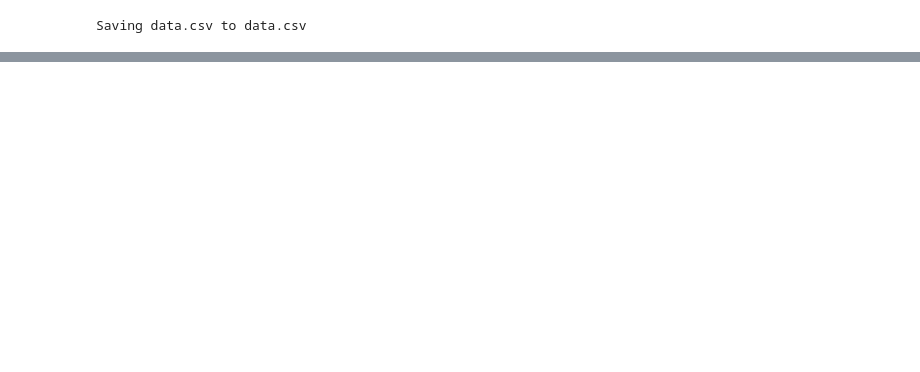
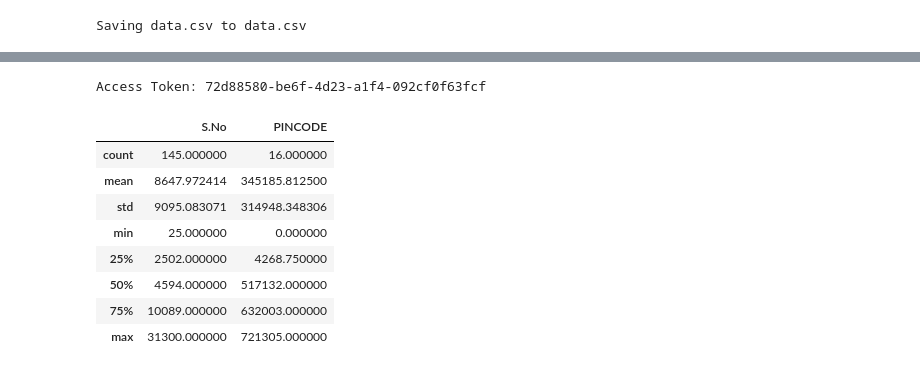
Before and after one commit to Trisha-Annambhotla/Health-Data, a Jupyter notebook: HealthData.ipynb, the cells around one changed output, grey strips where cells are left out. Cells and saved outputs as stored; diff of their text form; code cells hidden in the pictures; blank space fills up the shorter version.

```diff
--- a/HealthData.ipynb
+++ b/HealthData.ipynb
@@ -24,0 +112,9 @@ NameError: name 'df' is not defined
+# %%
+df['STATE'] = df['STATE'].str.replace(r'[.]', '', regex=True)
+# %%
+df['STATE'] = df['STATE'].apply(lambda x: 'ANDHRA PRADESH' if isinstance(x, str) and x.strip().upper() in ['ANDHRA', 'AP','A P','APRADESH','A PRADESH','ANDRA P','ANDH'] else x)
+df['STATE'] = df['STATE'].apply(lambda x: 'UTTAR PRADESH' if isinstance(x, str) and x.strip().upper() == 'UP' else x)
+df['STATE'] = df['STATE'].apply(lambda x: 'ODISHA' if isinstance(x, str) and x.strip().upper() == 'ORISSA' else x)
+df['STATE'] = df['STATE'].apply(lambda x: 'TAMIL NADU' if isinstance(x, str) and x.strip().upper() in ['TAMILNADU', 'TN','VELLORE','CHENNAI','TVMALAI','TVMALI','THIRUVANNAMALAI'] else x)
+df['STATE'] = df['STATE'].apply(lambda x: 'PONDICHERRY' if isinstance(x, str) and x.strip().upper() in ['PUDUCHERRY','PUDUCERY'] else x)
+df['STATE'] = df['STATE'].apply(lambda x: 'WEST BENGAL' if isinstance(x, str) and x.strip().upper() in ['WBENGAL','WEST','WESTBENGAL'] else x)
@@ -24,0 +203,32 @@ NameError: name 'df' is not defined
+# %%
+import requests
+
+client_id = '96dHZVzsAutKvwuMV5twTOoKhfXoVb0WroJi3_JiGAwwgrcZwGqZ9ossBRxJp_wldDr8U60FF7APM6DEWOuG5Q=='
+client_secret = 'lrFxI-iSEg_NC3Jw5Jahng-ltISoGVYfCaeHR3wVM7XfzKR65zGY8eEvP6gkjrcBGfGRVBa6-NY9mWBoFZwIcbaLWDIOWuc0'
+
+token_url = 'https://outpost.mapmyindia.com/api/security/oauth/token'
+payload = {
+    'grant_type': 'client_credentials',
+    'client_id': client_id,
+    'client_secret': client_secret
+}
+
+token_response = requests.post(token_url, data=payload)
+token = token_response.json().get('access_token')
+
+print("Access Token:", token)
+# %% [output]
+Access Token: 72d88580-be6f-4d23-a1f4-092cf0f63fcf
+# %%
+no_state = df[df['STATE'].isna()]
+no_state.describe()
+# %% [output]
+|  | S.No | PINCODE |
+| count | 145.000000 | 16.000000 |
+| mean | 8647.972414 | 345185.812500 |
+| std | 9095.083071 | 314948.348306 |
+| min | 25.000000 | 0.000000 |
+| 25% | 2502.000000 | 4268.750000 |
+| 50% | 4594.000000 | 517132.000000 |
+| 75% | 10089.000000 | 632003.000000 |
+| max | 31300.000000 | 721305.000000 |
```
Also changed, not shown: parts of 17 cells of this notebook.
